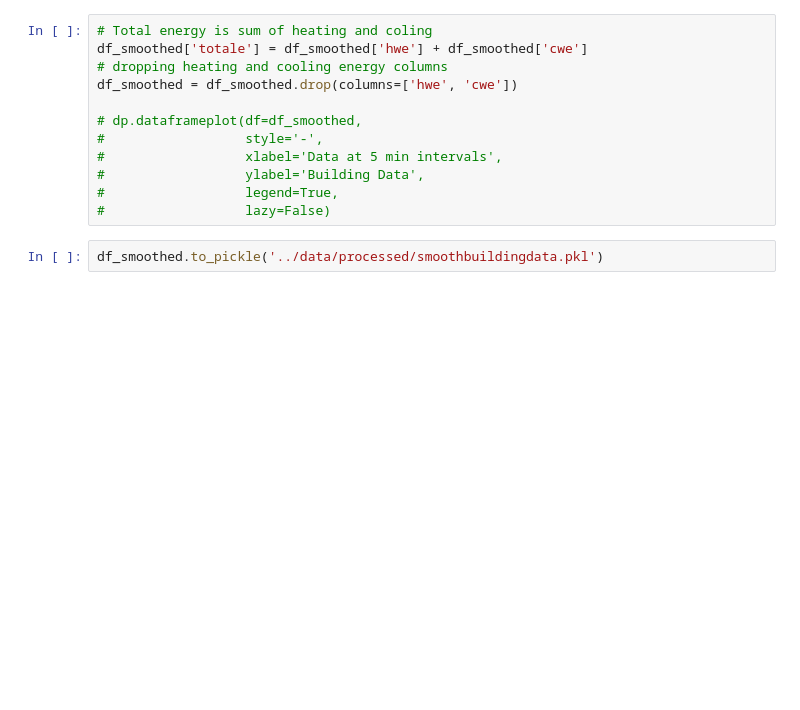
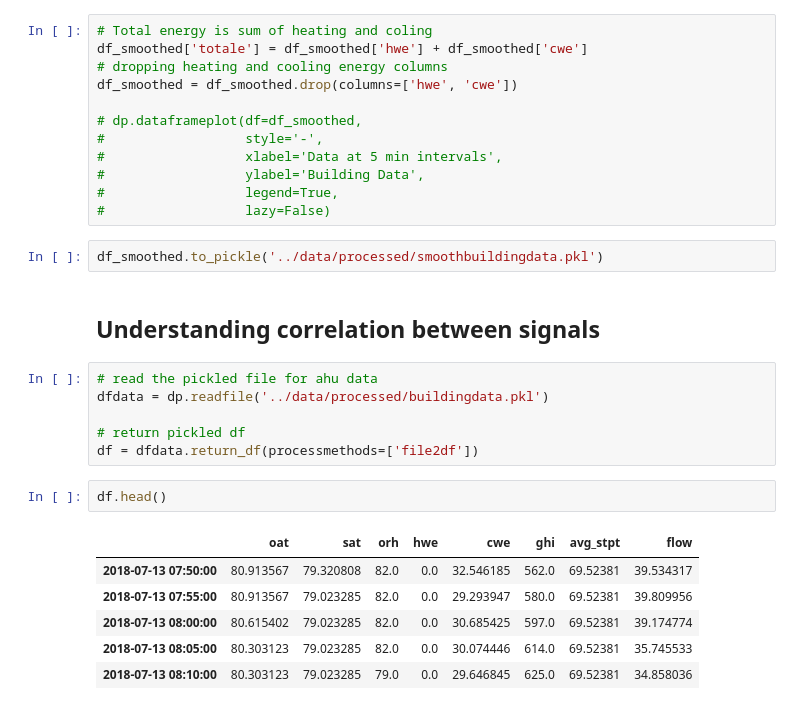
Before and after one commit to AvisekNaug/CDC2020, a Jupyter notebook: notebooks/Raw Data Processing.ipynb, the cells around one changed output. Cells and saved outputs as stored; diff of their text form; blank space fills up the shorter version.

```diff
--- a/notebooks/Raw Data Processing.ipynb
+++ b/notebooks/Raw Data Processing.ipynb
@@ -407,3 +407,20 @@ df_smoothed = df_smoothed.drop(columns=['hwe', 'cwe'])
 #                  lazy=False)
 # %%
 df_smoothed.to_pickle('../data/processed/smoothbuildingdata.pkl')
+# %% [markdown]
+## Understanding correlation between signals
+# %%
+# read the pickled file for ahu data
+dfdata = dp.readfile('../data/processed/buildingdata.pkl')
+
+# return pickled df
+df = dfdata.return_df(processmethods=['file2df'])
+# %%
+df.head()
+# %% [output]
+|  | oat | sat | orh | hwe | cwe | ghi | avg_stpt | flow |
+| 2018-07-13 07:50:00 | 80.913567 | 79.320808 | 82.0 | 0.0 | 32.546185 | 562.0 | 69.52381 | 39.534317 |
+| 2018-07-13 07:55:00 | 80.913567 | 79.023285 | 82.0 | 0.0 | 29.293947 | 580.0 | 69.52381 | 39.809956 |
+| 2018-07-13 08:00:00 | 80.615402 | 79.023285 | 82.0 | 0.0 | 30.685425 | 597.0 | 69.52381 | 39.174774 |
+| 2018-07-13 08:05:00 | 80.303123 | 79.023285 | 82.0 | 0.0 | 30.074446 | 614.0 | 69.52381 | 35.745533 |
+| 2018-07-13 08:10:00 | 80.303123 | 79.023285 | 79.0 | 0.0 | 29.646845 | 625.0 | 69.52381 | 34.858036 |
```
Also changed, not shown: parts of 1 cell of this notebook, 2 other files.
